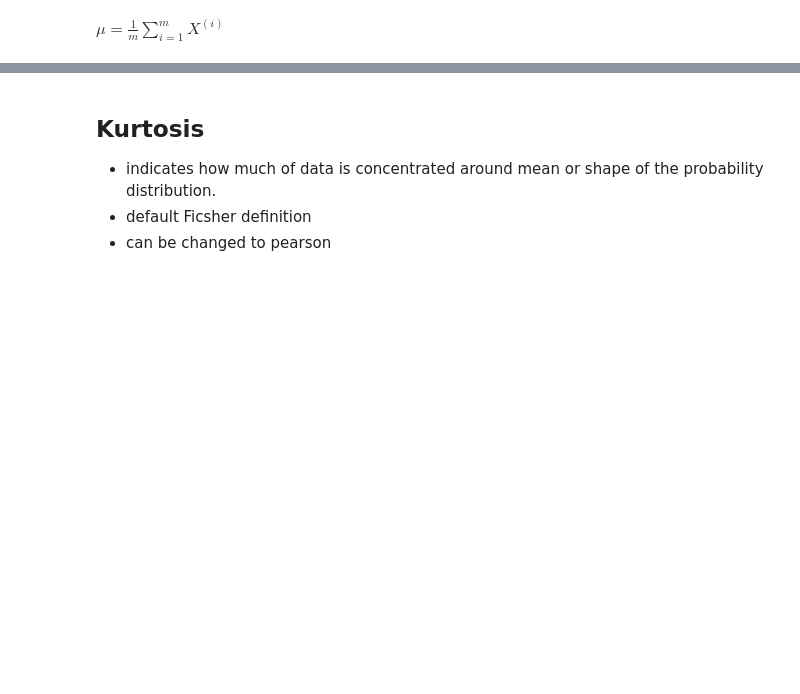
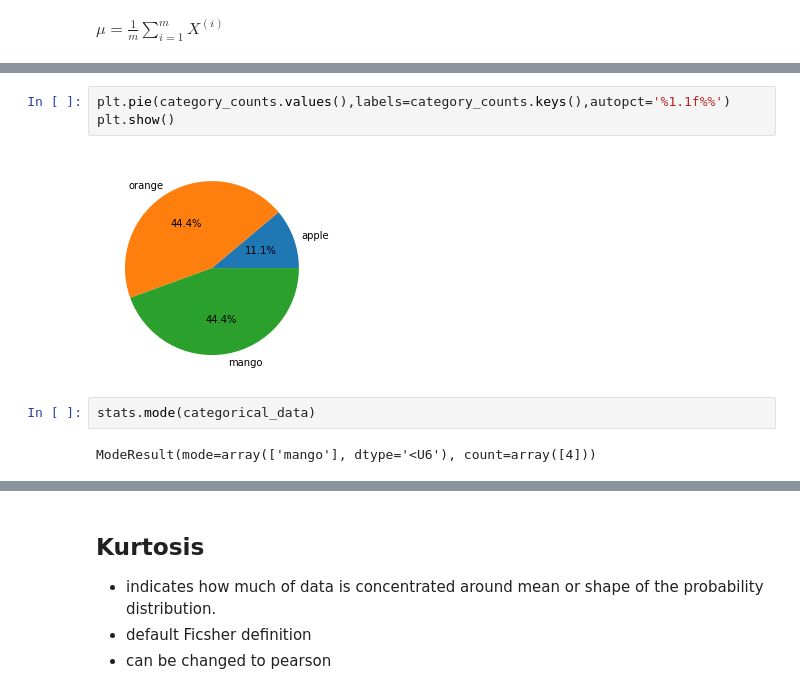
Before and after one commit to NishantBaheti/MachineLearningExploration, a Jupyter notebook: PracticalStatistics/Statistics.ipynb, the cells around one changed output, grey strips where cells are left out. Cells and saved outputs as stored; diff of their text form; blank space fills up the shorter version.

```diff
--- a/PracticalStatistics/Statistics.ipynb
+++ b/PracticalStatistics/Statistics.ipynb
@@ -103,0 +162,9 @@ stats.skew(dv)
+# %%
+plt.pie(category_counts.values(),labels=category_counts.keys(),autopct='%1.1f%%')
+plt.show()
+# %% [output]
+[figure, added]
+# %%
+stats.mode(categorical_data)
+# %% [output]
+ModeResult(mode=array(['mango'], dtype='<U6'), count=array([4]))
```
Also changed, not shown: parts of 92 cells of this notebook, 7 other files.
